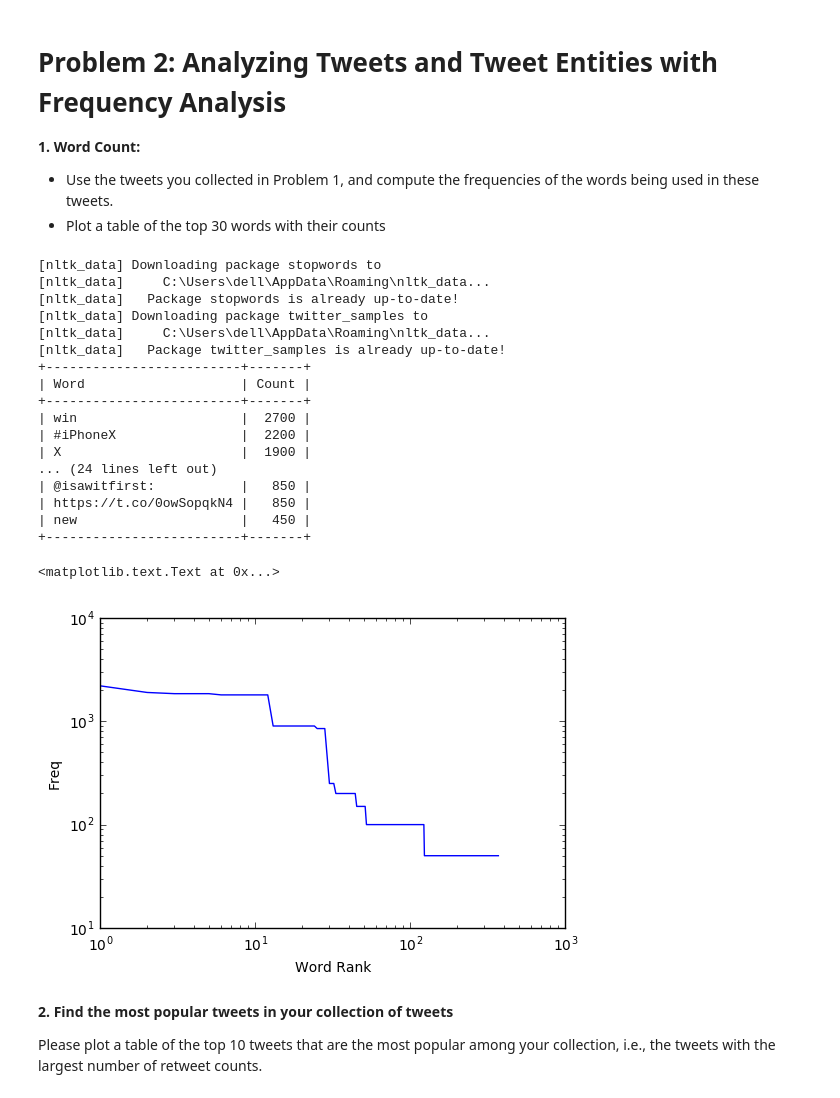
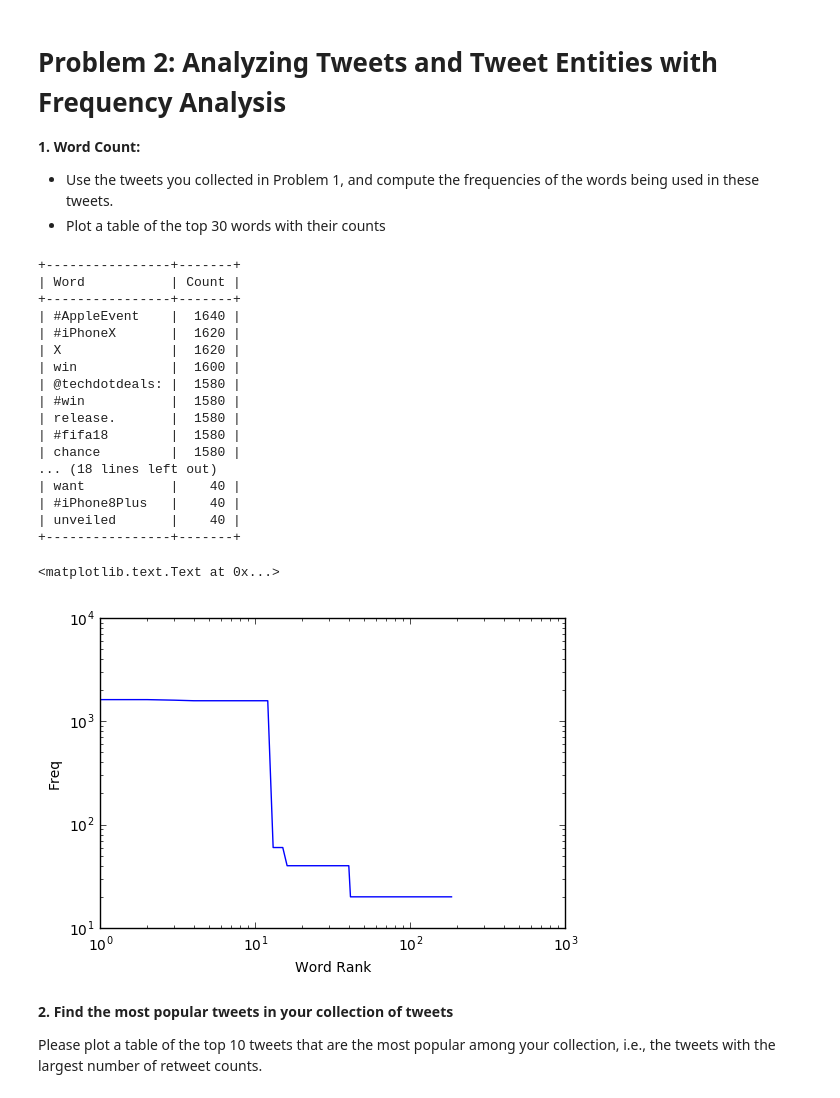
Before and after one commit to DS501-17F-Team14/Case-Study-1, a Jupyter notebook: CaseStudy1.ipynb, the cells around one changed output. Cells and saved outputs as stored; diff of their text form; code cells hidden in the pictures.

```diff
--- a/CaseStudy1.ipynb
+++ b/CaseStudy1.ipynb
@@ -142,56 +142,56 @@ import nltk
 import string
 from prettytable import PrettyTable
 from nltk import word_tokenize
 from nltk.corpus import stopwords
-nltk.download("stopwords")
-nltk.download("twitter_samples")
-def unwantWords():
+#nltk.download("stopwords")
+#nltk.download("twitter_samples")
+def unwantedWords():
     unwant = list(stopwords.words('english'))
     unwant += ['#iPhone', 'iPhone', 'iOS', '#iphone', '0', '1', '2', '3', '4', '5', '6', '7', '8', '9' 'https', 'http', 'I',
                '#iphone8', '#iPhone8', '#Apple', 'RT']
     unwant += list(string.punctuation)
     return unwant
 
 statues = json.loads(open('London 09.14.2017.json').read())
 status_texts = [ status['text']
-                 for status in statuses ]
+                 for status in statues ]
 words = []
-unwantwords = unwantWords()
+unwantwords = unwantedWords()
 for t in status_texts:
     for w in t.split():
         if w not in unwantwords:
             words.append(w)
 
 c= collections.Counter(words)
 pt = PrettyTable(field_names=['Word', 'Count'])
 [pt.add_row(row) for row in c.most_common()[:30]]
 pt.align["Word"], pt.align['Count'] = 'l', 'r'
 print(pt)
 
 word_counts = sorted(c.values(), reverse=True)
 plt.loglog(word_counts)
 plt.ylabel("Freq")
 plt.xlabel("Word Rank")
 # %% [output]
-[nltk_data] Downloading package stopwords to
-[nltk_data]     C:\Users\dell\AppData\Roaming\nltk_data...
-[nltk_data]   Package stopwords is already up-to-date!
-[nltk_data] Downloading package twitter_samples to
-[nltk_data]     C:\Users\dell\AppData\Roaming\nltk_data...
-[nltk_data]   Package twitter_samples is already up-to-date!
-+-------------------------+-------+
-| Word                    | Count |
-+-------------------------+-------+
-| win                     |  2700 |
-| #iPhoneX                |  2200 |
-| X                       |  1900 |
-... (24 lines left out)
-| @isawitfirst:           |   850 |
-| https://t.co/0owSopqkN4 |   850 |
-| new                     |   450 |
-+-------------------------+-------+
++----------------+-------+
+| Word           | Count |
++----------------+-------+
+| #AppleEvent    |  1640 |
+| #iPhoneX       |  1620 |
+| X              |  1620 |
+| win            |  1600 |
+| @techdotdeals: |  1580 |
+| #win           |  1580 |
+| release.       |  1580 |
+| #fifa18        |  1580 |
+| chance         |  1580 |
+... (18 lines left out)
+| want           |    40 |
+| #iPhone8Plus   |    40 |
+| unveiled       |    40 |
++----------------+-------+
 <matplotlib.text.Text at 0x...>
-[figure, old version]
+[figure, new version]
 # %% [markdown]
 **2. Find the most popular tweets in your collection of tweets**
 
```
Also changed, not shown: parts of 2 cells of this notebook.
